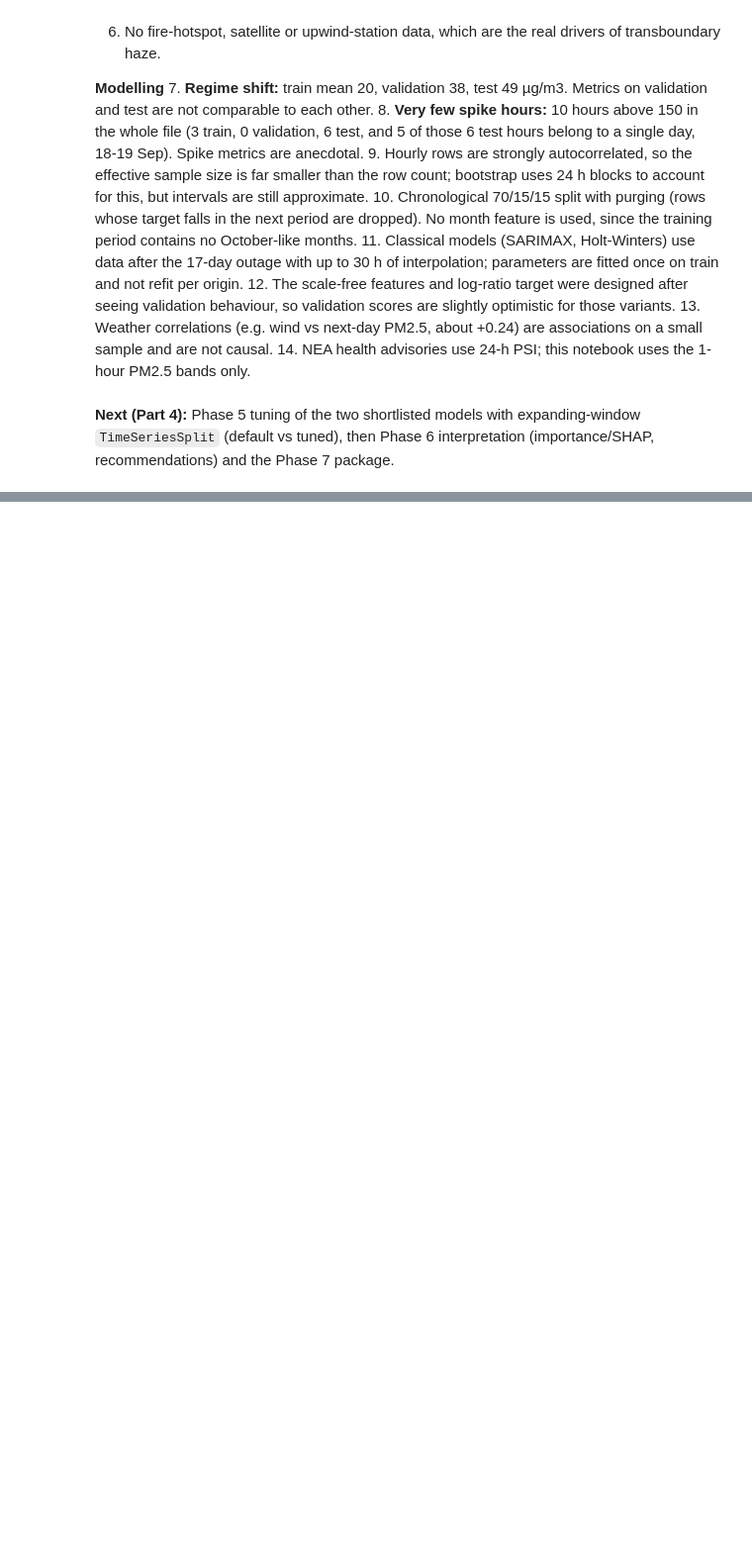
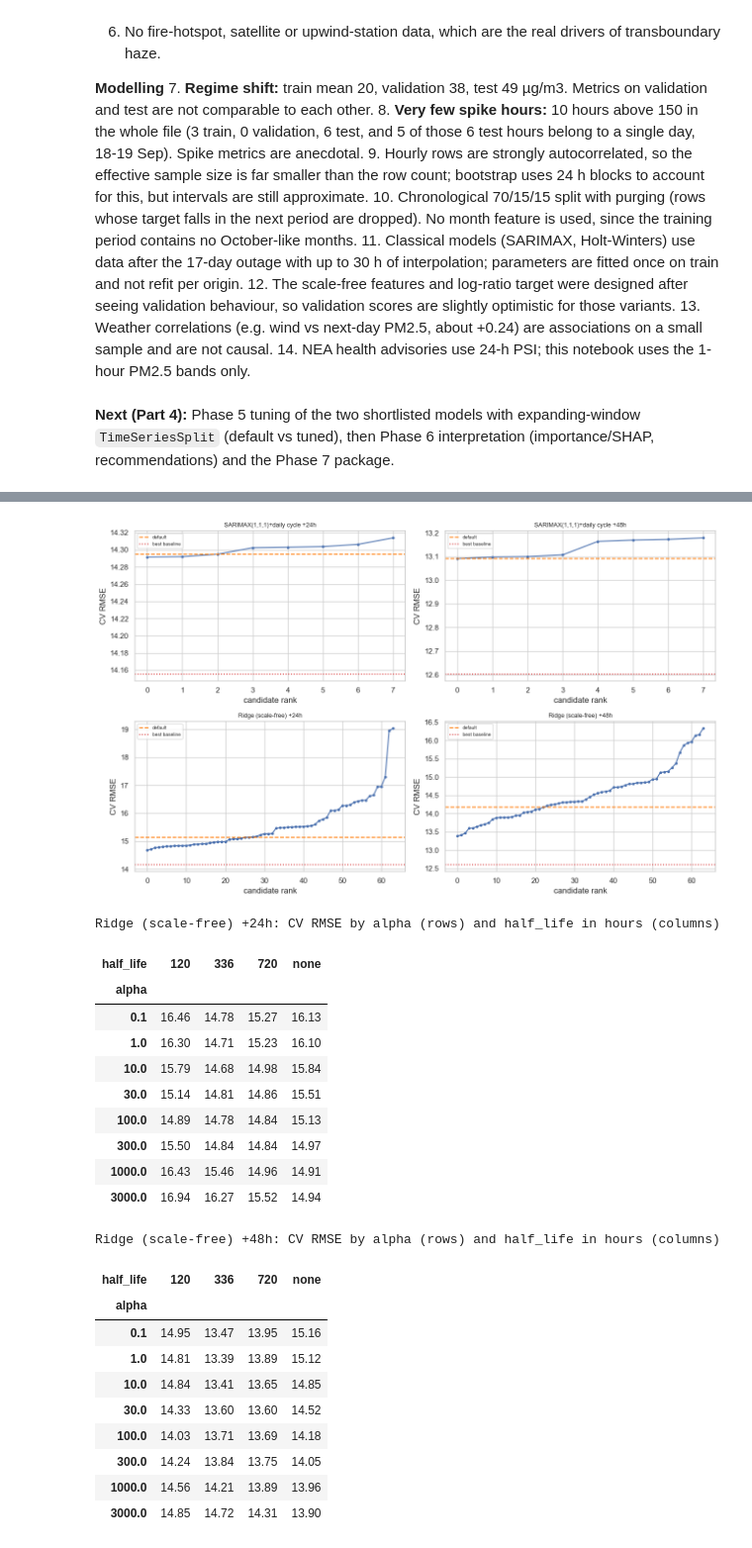
Before and after one commit to ZaField/Transboundary-Haze-Forecasting, a Jupyter notebook: Transboundary_Haze_Forecasting.ipynb, the cells around one changed output, grey strips where cells are left out. Shown at 99% size. Drawn from its saved outputs; the diff is of its cells as text; code cells hidden in the pictures; blank space fills up the shorter version.

Commit message:
Update Jupyter file
Update Hyperparameter Tuning

```diff
--- a/Transboundary_Haze_Forecasting.ipynb
+++ b/Transboundary_Haze_Forecasting.ipynb
@@ -1297,0 +1476,12 @@ Shortlisted for Phase 5 tuning: ['SARIMAX(1,1,1)+daily cycle', 'Ridge (scale-fre
+# %%
+tuning, best = {}, {}
+for name in TOP2:
+    fam = family(name)
+    for h in HORIZONS:
+        t0, rows = time.time(), []
+        for p in ParameterGrid(SPACES[fam]):
+            m, s = cv_score(fam, p, h)
+            rows.append({"params": p, "cv_rmse": m, "cv_std": s})
+        df = pd.DataFrame(rows).sort_values("cv_rmse").reset_index(drop=True)
+        tuning[(name, h)], best[(name, h)] = df, df.loc[0, "params"]
+        print(f"{name} +{h}h: best CV RMSE {df.loc[0, 'cv_rmse']:.2f} with {best[(name, h)]}  ({time.time() - t0:.0f}s)")
@@ -1297,0 +1498,11 @@ Shortlisted for Phase 5 tuning: ['SARIMAX(1,1,1)+daily cycle', 'Ridge (scale-fre
+# %%
+rows = []
+for name in TOP2:
+    for h in HORIZONS:
+        d = ref[(ref.horizon == f"+{h}h") & (ref.model == f"{name} [default]")].iloc[0]
+        t = tuning[(name, h)].iloc[0]
+        rows.append({"model": name, "horizon": f"+{h}h", "default_cv_rmse": d.cv_rmse, "tuned_cv_rmse": t.cv_rmse,
+                     "improvement_%": (1 - t.cv_rmse / d.cv_rmse) * 100, "tuned_cv_std": t.cv_std, "best_params": best[(name, h)]})
+summary = pd.DataFrame(rows)
+with pd.option_context("display.max_colwidth", 120, "display.width", 250):
+    display(summary.round(2).set_index(["model", "horizon"]))
@@ -1297,0 +1519,43 @@ Shortlisted for Phase 5 tuning: ['SARIMAX(1,1,1)+daily cycle', 'Ridge (scale-fre
+# %%
+fig, axes = plt.subplots(len(TOP2), len(HORIZONS), figsize=(13, 4 * len(TOP2)), squeeze=False)
+for i, name in enumerate(TOP2):
+    for j, h in enumerate(HORIZONS):
+        ax, df = axes[i][j], tuning[(name, h)]
+        base = ref[(ref.horizon == f"+{h}h") & ref.model.isin(BASELINES)].cv_rmse.min()
+        dflt = ref[(ref.horizon == f"+{h}h") & (ref.model == f"{name} [default]")].cv_rmse.iloc[0]
+        ax.plot(range(len(df)), df["cv_rmse"], "o-", ms=3)
+        ax.axhline(dflt, color="tab:orange", ls="--", label="default"); ax.axhline(base, color="tab:red", ls=":", label="best baseline")
+        ax.set_title(f"{name[:30]} +{h}h", fontsize=9); ax.set_xlabel("candidate rank"); ax.set_ylabel("CV RMSE"); ax.legend(fontsize=7)
+plt.tight_layout(); plt.show()
+
+for name in [m for m in TOP2 if family(m) == "ridge"]:
+    for h in HORIZONS:
+        df = tuning[(name, h)]
+        exp = pd.DataFrame(list(df["params"])).assign(cv=df["cv_rmse"].values)
+        exp["half_life"] = exp["half_life"].apply(lambda v: "none" if pd.isna(v) else int(v))
+        print(f"{name} +{h}h: CV RMSE by alpha (rows) and half_life in hours (columns)")
+        display(exp.pivot_table(index="alpha", columns="half_life", values="cv", aggfunc="min").round(2))
+# %% [output]
+[figure, added]
+Ridge (scale-free) +24h: CV RMSE by alpha (rows) and half_life in hours (columns)
+| half_life | 120 | 336 | 720 | none |
+| alpha |  |  |  |  |
+| 0.1 | 16.46 | 14.78 | 15.27 | 16.13 |
+| 1.0 | 16.30 | 14.71 | 15.23 | 16.10 |
+| 10.0 | 15.79 | 14.68 | 14.98 | 15.84 |
+| 30.0 | 15.14 | 14.81 | 14.86 | 15.51 |
+| 100.0 | 14.89 | 14.78 | 14.84 | 15.13 |
+| 300.0 | 15.50 | 14.84 | 14.84 | 14.97 |
+| 1000.0 | 16.43 | 15.46 | 14.96 | 14.91 |
+| 3000.0 | 16.94 | 16.27 | 15.52 | 14.94 |
+Ridge (scale-free) +48h: CV RMSE by alpha (rows) and half_life in hours (columns)
+| half_life | 120 | 336 | 720 | none |
+| alpha |  |  |  |  |
+| 0.1 | 14.95 | 13.47 | 13.95 | 15.16 |
+| 1.0 | 14.81 | 13.39 | 13.89 | 15.12 |
+| 10.0 | 14.84 | 13.41 | 13.65 | 14.85 |
+| 30.0 | 14.33 | 13.60 | 13.60 | 14.52 |
+| 100.0 | 14.03 | 13.71 | 13.69 | 14.18 |
+| 300.0 | 14.24 | 13.84 | 13.75 | 14.05 |
+| 1000.0 | 14.56 | 14.21 | 13.89 | 13.96 |
+| 3000.0 | 14.85 | 14.72 | 14.31 | 13.90 |
```
Also changed, not shown: parts of 40 cells of this notebook.
